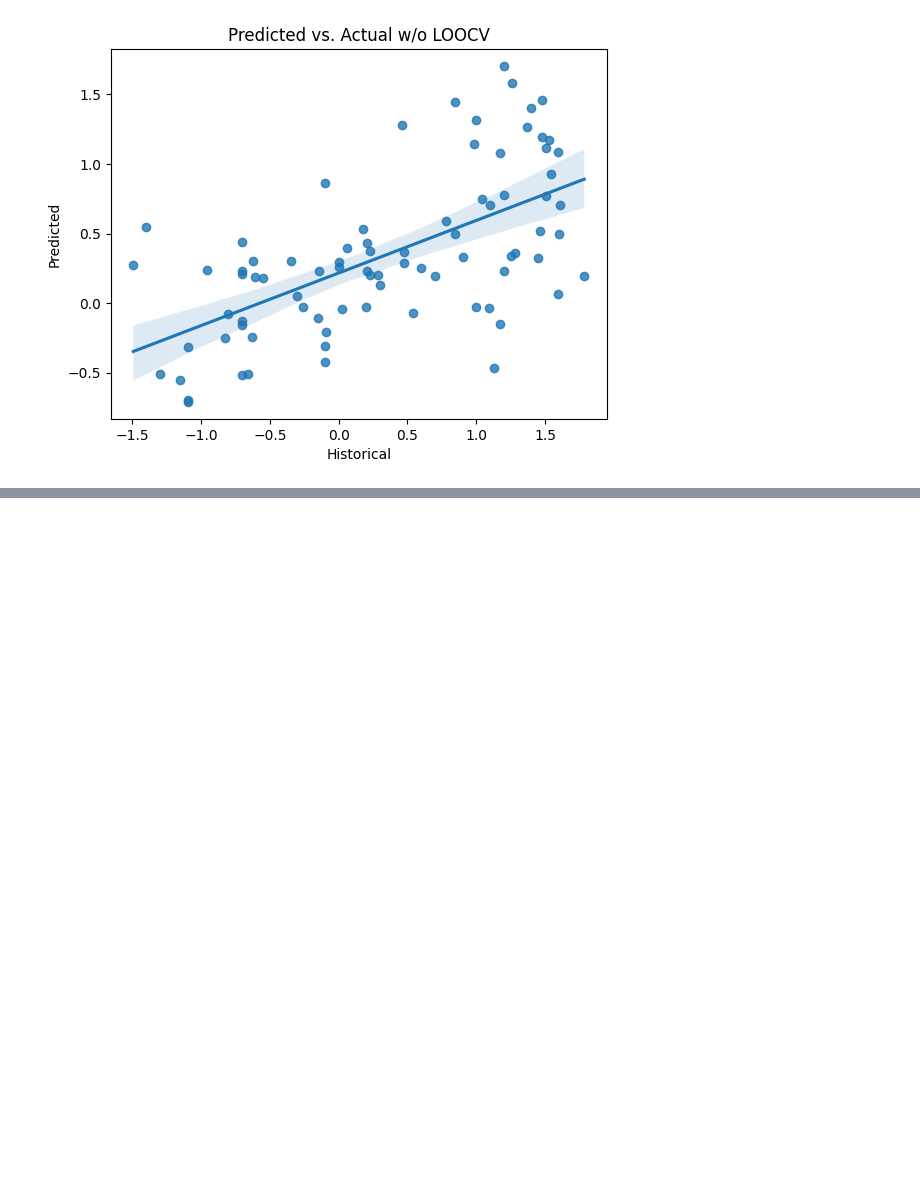
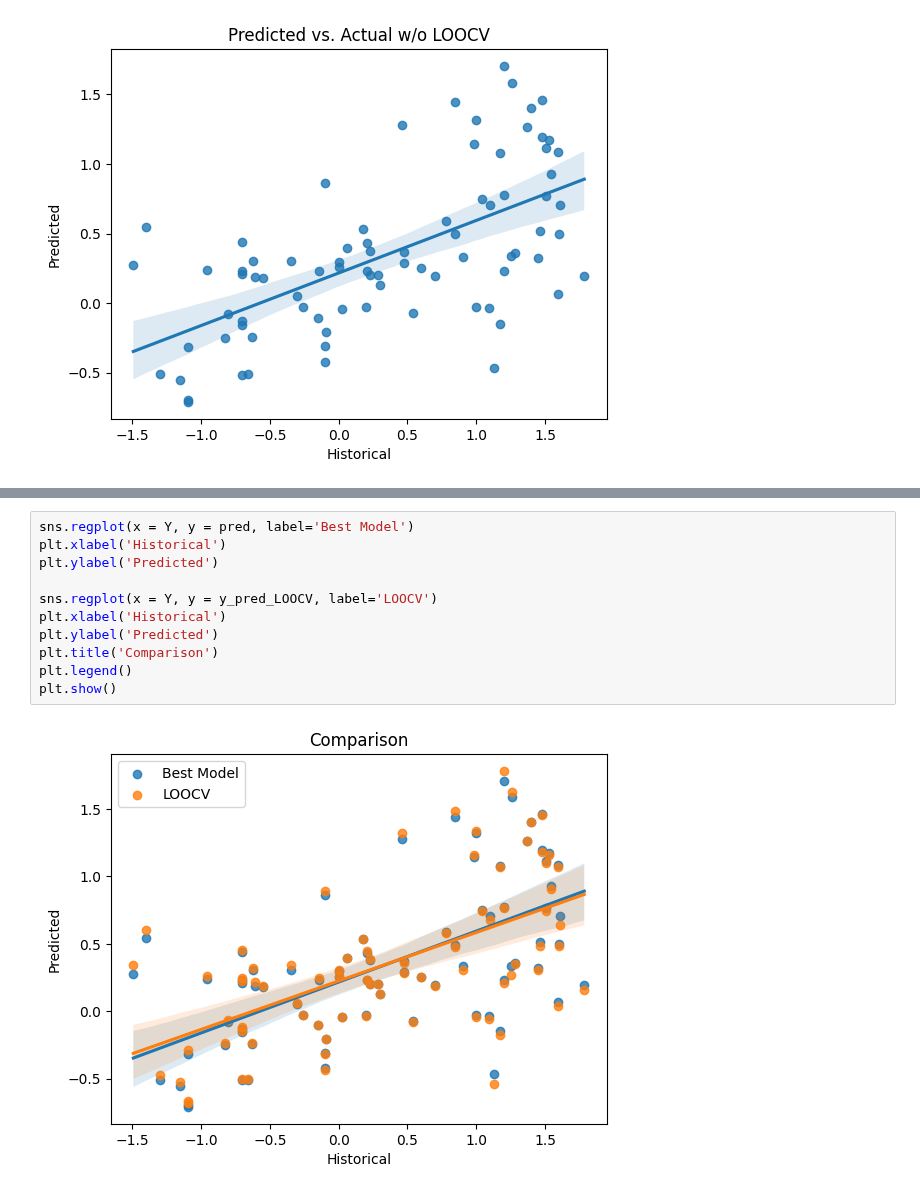
Before and after one commit to jtdocter27/Engineering-Probability---Statistics, a Jupyter notebook: final.ipynb, the cells around one changed output, grey strips where cells are left out. Cells and saved outputs as stored; diff of their text form; blank space fills up the shorter version.

```diff
--- a/final.ipynb
+++ b/final.ipynb
@@ -343,0 +383,13 @@ plt.show()
+# %%
+sns.regplot(x = Y, y = pred, label='Best Model')
+plt.xlabel('Historical')
+plt.ylabel('Predicted')
+
+sns.regplot(x = Y, y = y_pred_LOOCV, label='LOOCV')
+plt.xlabel('Historical')
+plt.ylabel('Predicted')
+plt.title('Comparison')
+plt.legend()
+plt.show()
+# %% [output]
+[figure, added]
```
Also changed, not shown: parts of 3 cells of this notebook.
